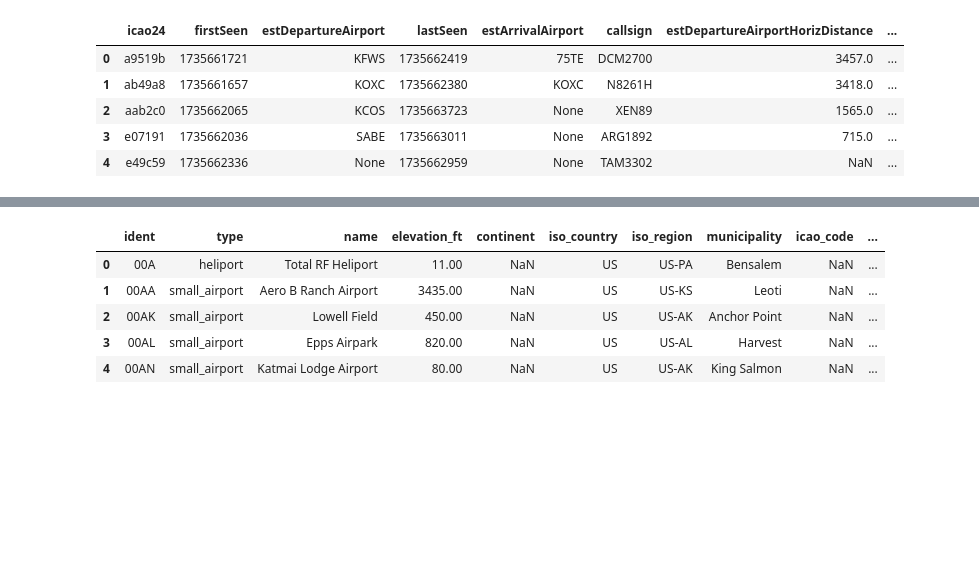
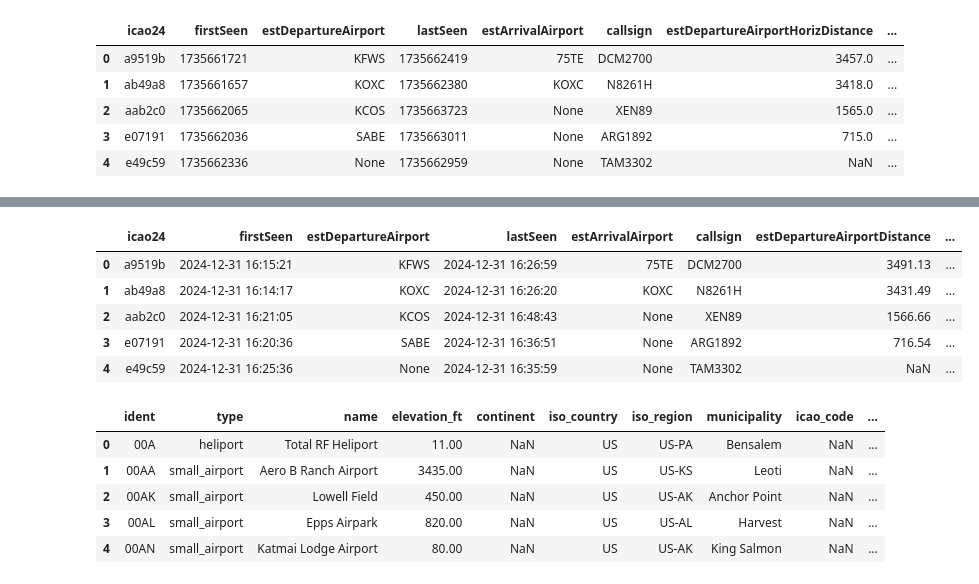
Before and after one commit to nxbfuentes/Noel_DataEngineering_Project_1, a Jupyter notebook: etl.ipynb, the cells around one changed output, grey strips where cells are left out. Drawn from its saved outputs; the diff is of its cells as text; code cells hidden in the pictures; blank space fills up the shorter version.

Commit message:
finished merge of dataframes

```diff
--- a/etl.ipynb
+++ b/etl.ipynb
@@ -69,6 +69,16 @@ df_flights.head()
 | 2 | aab2c0 | 2024-12-31 16:21:05 | KCOS | 2024-12-31 16:48:43 | None | XEN89 | 1565.00 | ... |
 | 3 | e07191 | 2024-12-31 16:20:36 | SABE | 2024-12-31 16:36:51 | None | ARG1892 | 715.00 | ... |
 | 4 | e49c59 | 2024-12-31 16:25:36 | None | 2024-12-31 16:35:59 | None | TAM3302 | NaN | ... |
+# %%
+df_flights_transformed = df_flights[['icao24', 'firstSeen', 'estDepartureAirport', 'lastSeen', 'estArrivalAirport', 'callsign', 'estDepartureAirportDistance', 'estArrivalAirportDistance']]
+df_flights_transformed.head()
+# %% [output]
+|  | icao24 | firstSeen | estDepartureAirport | lastSeen | estArrivalAirport | callsign | estDepartureAirportDistance | ... |
+| 0 | a9519b | 2024-12-31 16:15:21 | KFWS | 2024-12-31 16:26:59 | 75TE | DCM2700 | 3491.13 | ... |
+| 1 | ab49a8 | 2024-12-31 16:14:17 | KOXC | 2024-12-31 16:26:20 | KOXC | N8261H | 3431.49 | ... |
+| 2 | aab2c0 | 2024-12-31 16:21:05 | KCOS | 2024-12-31 16:48:43 | None | XEN89 | 1566.66 | ... |
+| 3 | e07191 | 2024-12-31 16:20:36 | SABE | 2024-12-31 16:36:51 | None | ARG1892 | 716.54 | ... |
+| 4 | e49c59 | 2024-12-31 16:25:36 | None | 2024-12-31 16:35:59 | None | TAM3302 | NaN | ... |
 # %%
 # read list of airports by icao codes
 df_airports = pd.read_csv("data/airport-codes.csv") # from  https://github.com/datasets/airport-codes/tree/main
```
Also changed, not shown: parts of 2 cells of this notebook.
